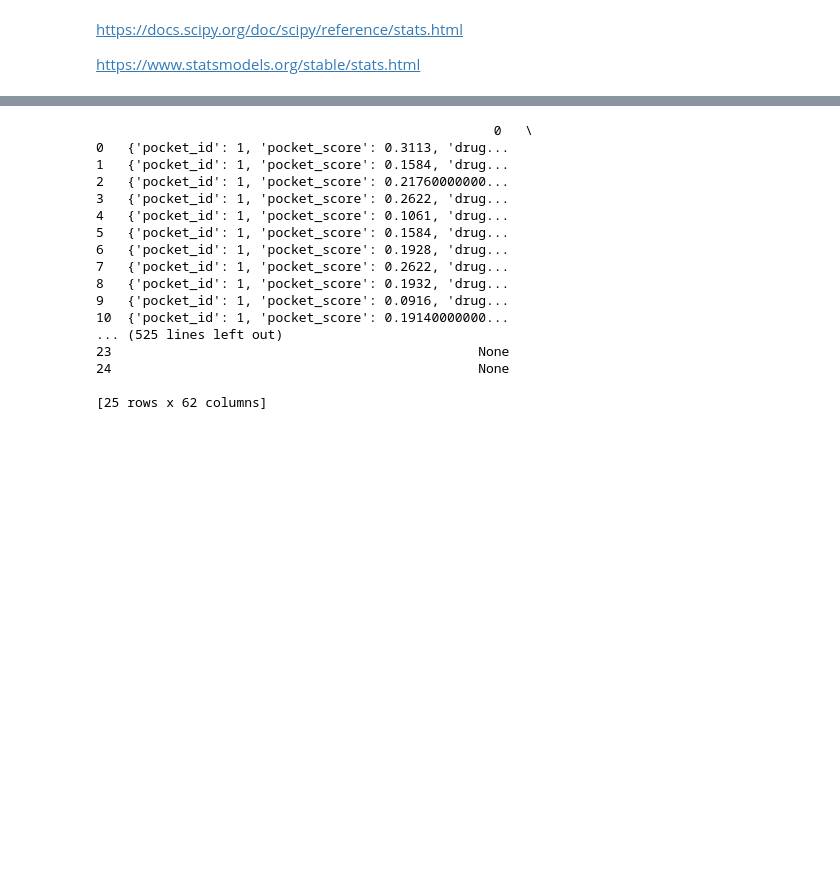
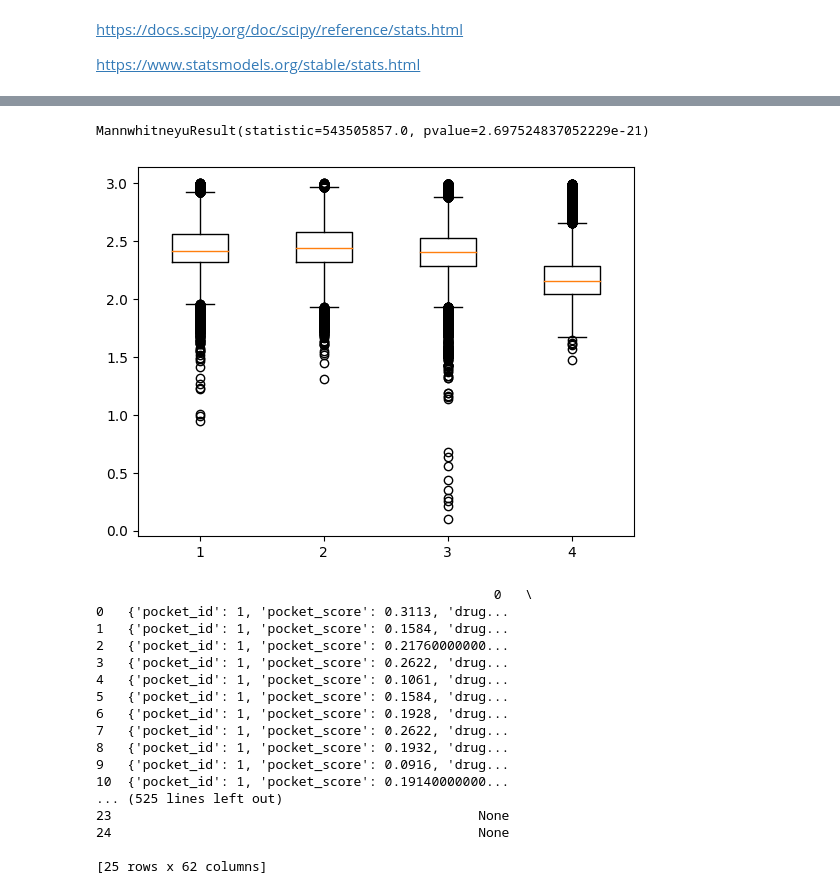
Before and after one commit to leandrosommese/Herramientas-de-estadistica, a Jupyter notebook: Modulo3/contraste_de_hipotesis.ipynb, the cells around one changed output, grey strips where cells are left out. Saved outputs shown, nothing was run; the diff lists cells and outputs as text; code cells hidden in the pictures; blank space fills up the shorter version.

```diff
--- a/Modulo3/contraste_de_hipotesis.ipynb
+++ b/Modulo3/contraste_de_hipotesis.ipynb
@@ -45,0 +12,4 @@ Index(['_id', 'pdb_id', 'chain_id', 'model_id', 'uniprot_id', 'seqres_id',
+# %%
+path = '/home/lean/Documentos/Lean/Estadistica/Manejo de Datos en Biología Computacional. Herramientas de Estadística/Herramientas-de-estadistica/Modulo3/'
+ca_binding = pd.read_csv(path + 'final_df.csv')
+ca_binding.head()
@@ -46,3 +23,25 @@ Index(['_id', 'pdb_id', 'chain_id', 'model_id', 'uniprot_id', 'seqres_id',
+# %%
+# filtrar datos
+
+DD_ASP = ca_binding[ca_binding['ligando']=='ASP']['Donor Distance']
+DD_GLU = ca_binding[ca_binding['ligando']=='GLU']['Donor Distance']
+DD_HOH = ca_binding[ca_binding['ligando']=='HOH']['Donor Distance']
+DD_HIS = ca_binding[ca_binding['ligando']=='HIS']['Donor Distance']
+
+# distribución
+plt.boxplot([DD_ASP,DD_GLU,DD_HOH,DD_HIS])
+ss.normaltest(DD_HOH)
+# outliers
+
+# tamaño muestral
+
+# test de comparación
+# ss.kruskal(DD_ASP,DD_GLU,DD_HOH,DD_HIS)#, nan_policy='propagate', axis=0, keepdims=False)
+
+ss.mannwhitneyu(DD_ASP, DD_GLU, use_continuity=True, alternative='two-sided', axis=0, method='auto', nan_policy='propagate', keepdims=False)
+# %% [output]
+MannwhitneyuResult(statistic=543505857.0, pvalue=2.697524837052229e-21)
+[figure, added]
 # %%
 pockets_table = pd.DataFrame(cavidb_modelos['pockets'].values.tolist(), index=cavidb_modelos.index)
 
```
Also changed, not shown: parts of 12 cells of this notebook, 1 other file.
